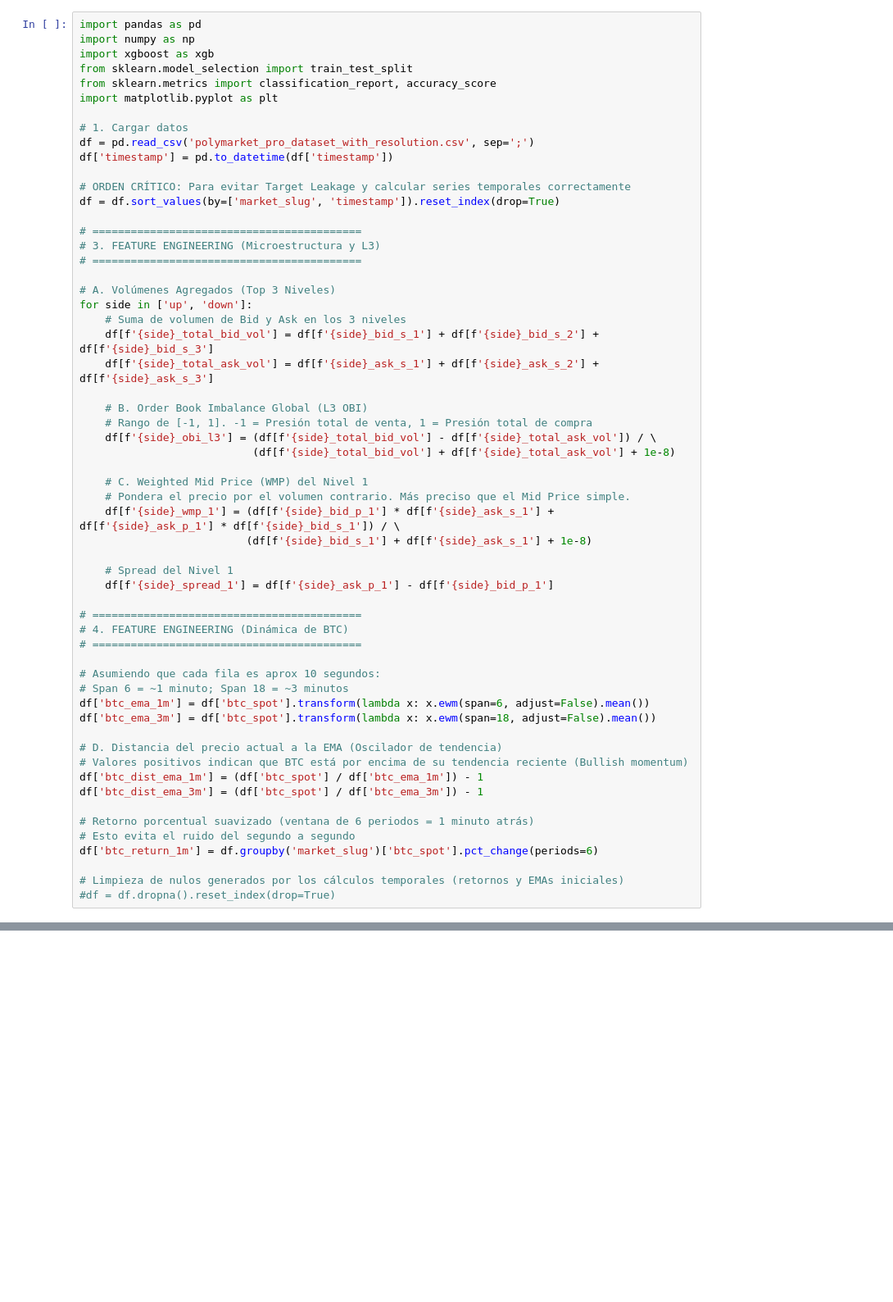
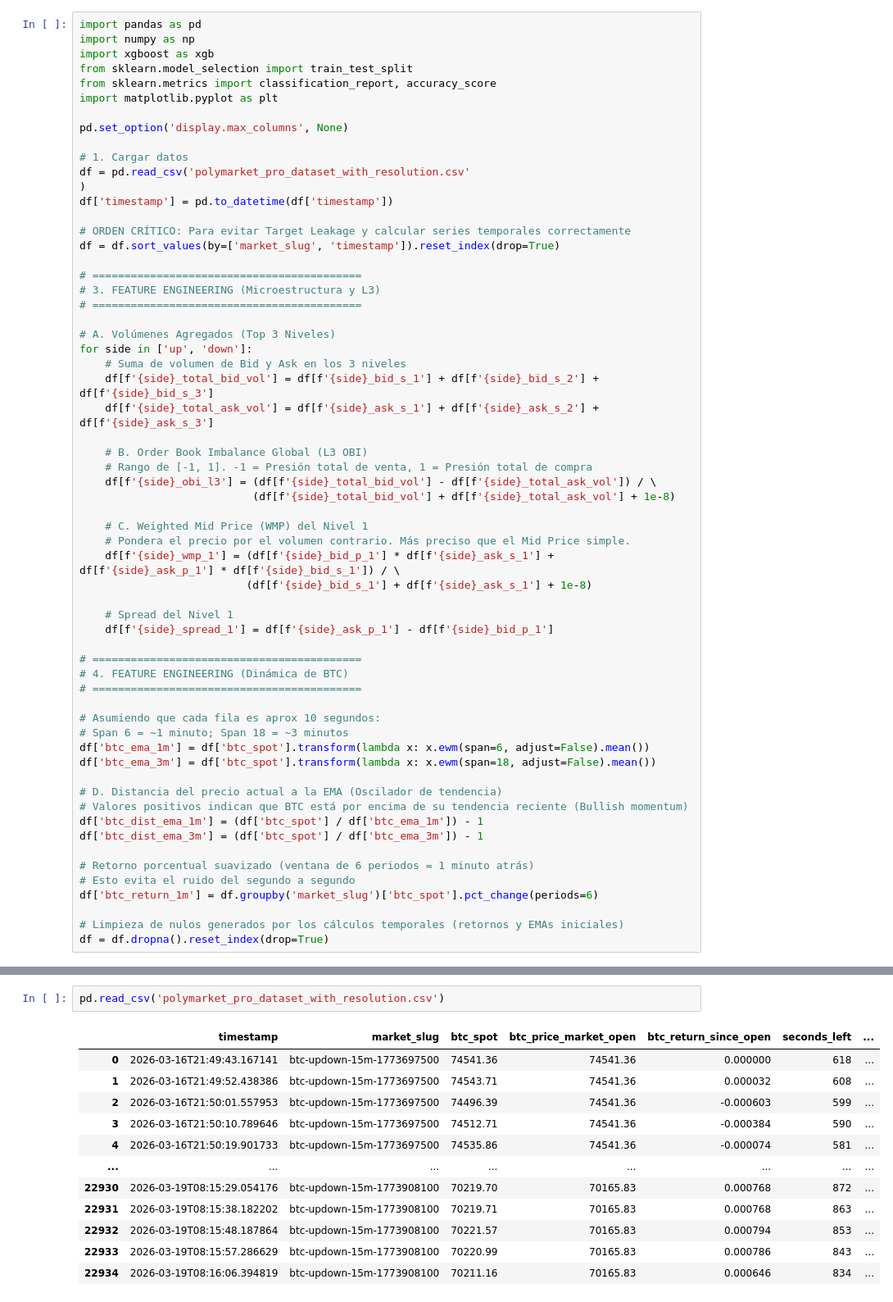
Before and after one commit to guti576/polymarket-bot, a Jupyter notebook: pruebas_prediccion.ipynb, the cells around one changed output, grey strips where cells are left out. Shown at 82% size. Saved outputs shown, nothing was run; the diff lists cells and outputs as text; blank space fills up the shorter version.

```diff
--- a/pruebas_prediccion.ipynb
+++ b/pruebas_prediccion.ipynb
@@ -6,8 +6,11 @@ from sklearn.model_selection import train_test_split
 from sklearn.metrics import classification_report, accuracy_score
 import matplotlib.pyplot as plt
 
+pd.set_option('display.max_columns', None)
+
 # 1. Cargar datos
-df = pd.read_csv('polymarket_pro_dataset_with_resolution.csv', sep=';')
+df = pd.read_csv('polymarket_pro_dataset_with_resolution.csv'
+)
 df['timestamp'] = pd.to_datetime(df['timestamp'])
 
 # ORDEN CRÍTICO: Para evitar Target Leakage y calcular series temporales correctamente
@@ -55,7 +58,7 @@ df['btc_dist_ema_3m'] = (df['btc_spot'] / df['btc_ema_3m']) - 1
 df['btc_return_1m'] = df.groupby('market_slug')['btc_spot'].pct_change(periods=6)
 
 # Limpieza de nulos generados por los cálculos temporales (retornos y EMAs iniciales)
-#df = df.dropna().reset_index(drop=True)
+df = df.dropna().reset_index(drop=True)
 # %%
 # ==========================================
 # 5. PREPARACIÓN DEL MODELO
@@ -126,0 +131,15 @@ Name: btc_return_1m, Length: 6127, dtype: float64
+# %%
+pd.read_csv('polymarket_pro_dataset_with_resolution.csv')
+# %% [output]
+|  | timestamp | market_slug | btc_spot | btc_price_market_open | btc_return_since_open | seconds_left | ... |
+| 0 | 2026-03-16T21:49:43.167141 | btc-updown-15m-1773697500 | 74541.36 | 74541.36 | 0.000000 | 618 | ... |
+| 1 | 2026-03-16T21:49:52.438386 | btc-updown-15m-1773697500 | 74543.71 | 74541.36 | 0.000032 | 608 | ... |
+| 2 | 2026-03-16T21:50:01.557953 | btc-updown-15m-1773697500 | 74496.39 | 74541.36 | -0.000603 | 599 | ... |
+| 3 | 2026-03-16T21:50:10.789646 | btc-updown-15m-1773697500 | 74512.71 | 74541.36 | -0.000384 | 590 | ... |
+| 4 | 2026-03-16T21:50:19.901733 | btc-updown-15m-1773697500 | 74535.86 | 74541.36 | -0.000074 | 581 | ... |
+| ... | ... | ... | ... | ... | ... | ... | ... |
+| 22930 | 2026-03-19T08:15:29.054176 | btc-updown-15m-1773908100 | 70219.70 | 70165.83 | 0.000768 | 872 | ... |
+| 22931 | 2026-03-19T08:15:38.182202 | btc-updown-15m-1773908100 | 70219.71 | 70165.83 | 0.000768 | 863 | ... |
+| 22932 | 2026-03-19T08:15:48.187864 | btc-updown-15m-1773908100 | 70221.57 | 70165.83 | 0.000794 | 853 | ... |
+| 22933 | 2026-03-19T08:15:57.286629 | btc-updown-15m-1773908100 | 70220.99 | 70165.83 | 0.000786 | 843 | ... |
+| 22934 | 2026-03-19T08:16:06.394819 | btc-updown-15m-1773908100 | 70211.16 | 70165.83 | 0.000646 | 834 | ... |
```
Also changed, not shown: parts of 2 cells of this notebook, 7 other files.
